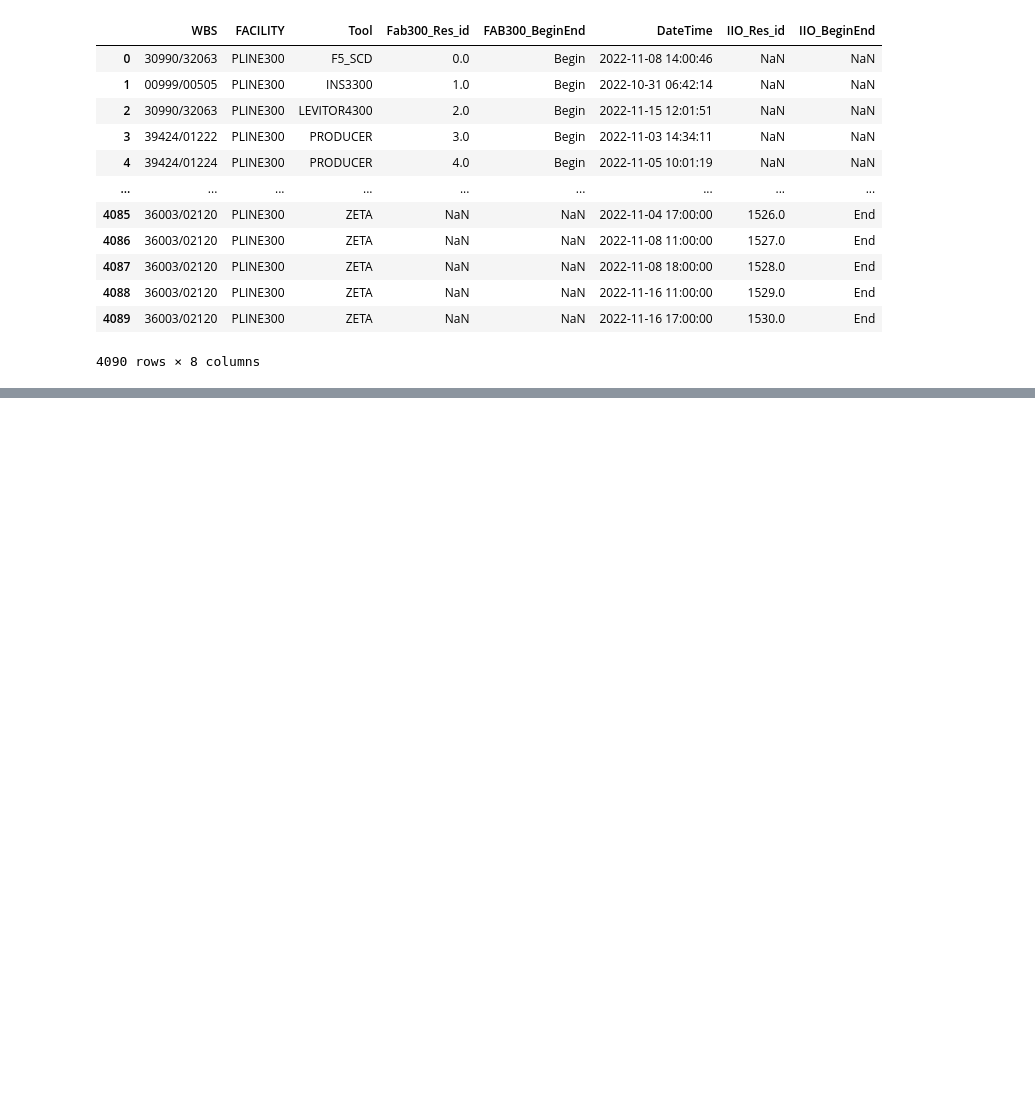
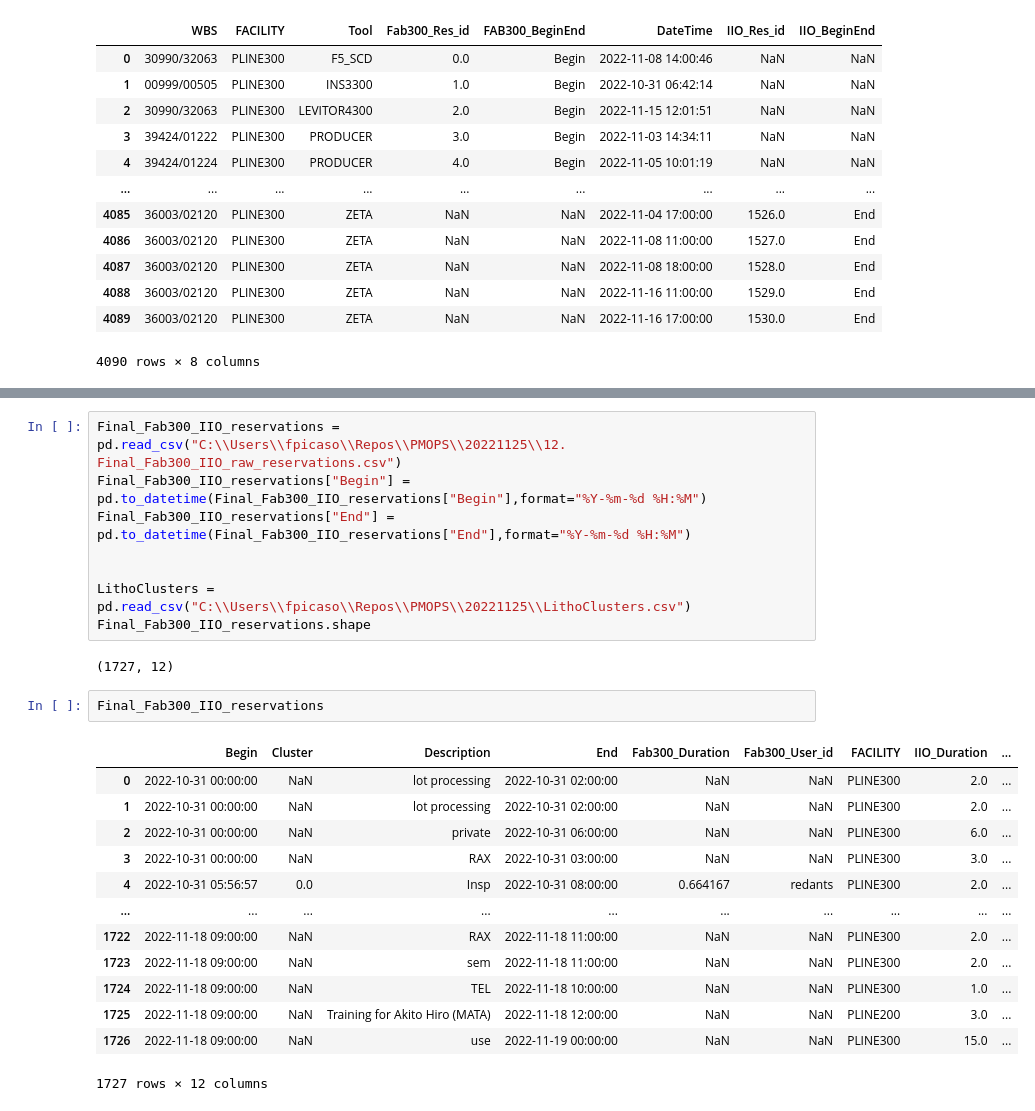
Before and after one commit to fr4nc1sj0hn/PMOPS, a Jupyter notebook: Clean Copy.ipynb, the cells around one changed output, grey strips where cells are left out. Saved outputs shown, nothing was run; the diff lists cells and outputs as text; blank space fills up the shorter version.

```diff
--- a/Clean Copy.ipynb
+++ b/Clean Copy.ipynb
@@ -1026,0 +788,26 @@ Fab300_IIO_valid_combos
+# %%
+Final_Fab300_IIO_reservations = pd.read_csv("C:\\Users\\fpicaso\\Repos\\PMOPS\\20221125\\12. Final_Fab300_IIO_raw_reservations.csv")
+Final_Fab300_IIO_reservations["Begin"] = pd.to_datetime(Final_Fab300_IIO_reservations["Begin"],format="%Y-%m-%d %H:%M")
+Final_Fab300_IIO_reservations["End"] = pd.to_datetime(Final_Fab300_IIO_reservations["End"],format="%Y-%m-%d %H:%M")
+
+
+LithoClusters = pd.read_csv("C:\\Users\\fpicaso\\Repos\\PMOPS\\20221125\\LithoClusters.csv")
+Final_Fab300_IIO_reservations.shape
+# %% [output]
+(1727, 12)
+# %%
+Final_Fab300_IIO_reservations
+# %% [output]
+|  | Begin | Cluster | Description | End | Fab300_Duration | Fab300_User_id | FACILITY | IIO_Duration | ... |
+| 0 | 2022-10-31 00:00:00 | NaN | lot processing | 2022-10-31 02:00:00 | NaN | NaN | PLINE300 | 2.0 | ... |
+| 1 | 2022-10-31 00:00:00 | NaN | lot processing | 2022-10-31 02:00:00 | NaN | NaN | PLINE300 | 2.0 | ... |
+| 2 | 2022-10-31 00:00:00 | NaN | private | 2022-10-31 06:00:00 | NaN | NaN | PLINE300 | 6.0 | ... |
+| 3 | 2022-10-31 00:00:00 | NaN | RAX | 2022-10-31 03:00:00 | NaN | NaN | PLINE300 | 3.0 | ... |
+| 4 | 2022-10-31 05:56:57 | 0.0 | Insp | 2022-10-31 08:00:00 | 0.664167 | redants | PLINE300 | 2.0 | ... |
+| ... | ... | ... | ... | ... | ... | ... | ... | ... | ... |
+| 1722 | 2022-11-18 09:00:00 | NaN | RAX | 2022-11-18 11:00:00 | NaN | NaN | PLINE300 | 2.0 | ... |
+| 1723 | 2022-11-18 09:00:00 | NaN | sem | 2022-11-18 11:00:00 | NaN | NaN | PLINE300 | 2.0 | ... |
+| 1724 | 2022-11-18 09:00:00 | NaN | TEL | 2022-11-18 10:00:00 | NaN | NaN | PLINE300 | 1.0 | ... |
+| 1725 | 2022-11-18 09:00:00 | NaN | Training for Akito Hiro (MATA) | 2022-11-18 12:00:00 | NaN | NaN | PLINE200 | 3.0 | ... |
+| 1726 | 2022-11-18 09:00:00 | NaN | use | 2022-11-19 00:00:00 | NaN | NaN | PLINE300 | 15.0 | ... |
+1727 rows × 12 columns
```
Also changed, not shown: parts of 18 cells of this notebook, 4 other files.
